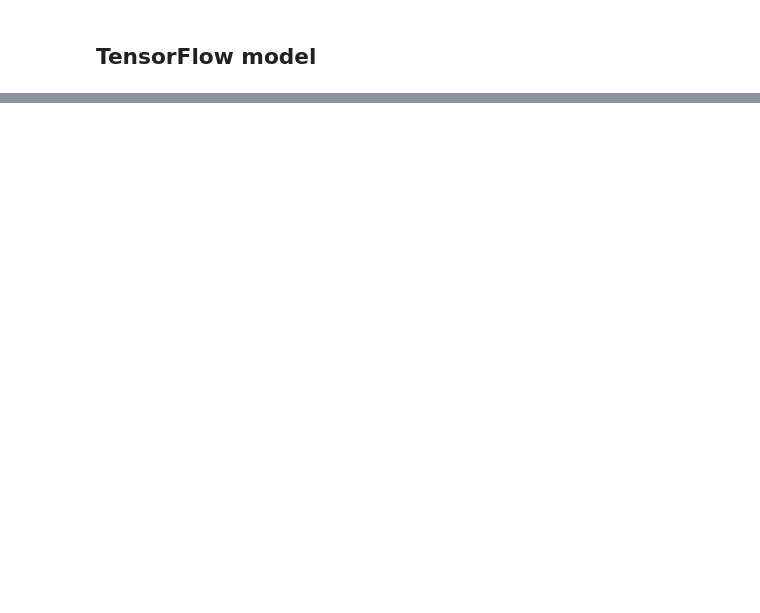
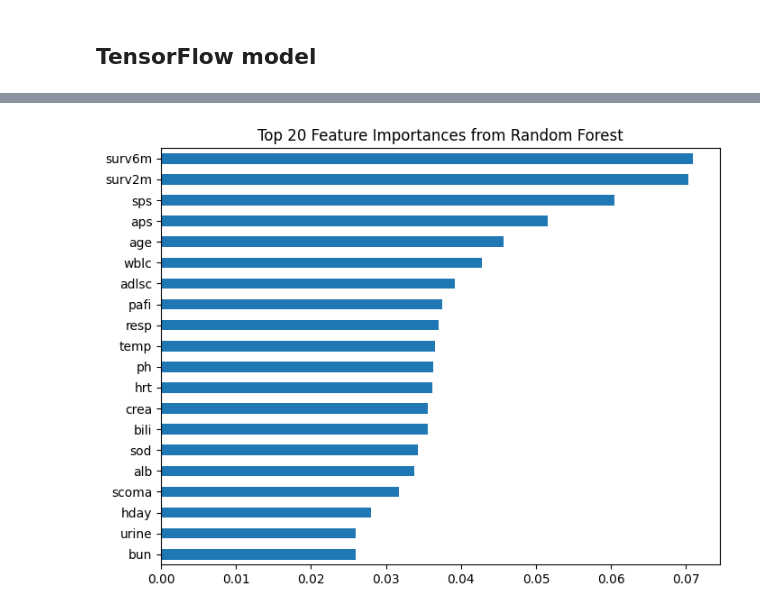
Before and after one commit to dabingougou/support2, a Jupyter notebook: features.ipynb, the cells around one changed output, grey strips where cells are left out. Cells and saved outputs as stored; diff of their text form; code cells hidden in the pictures; blank space fills up the shorter version.

```diff
--- a/features.ipynb
+++ b/features.ipynb
@@ -363,0 +514,19 @@ No missing value
+# %%
+
+# 1. Fit a Random Forest
+rf = RandomForestClassifier(n_estimators=100, random_state=42)
+rf.fit(X_train_scaled, y_train)
+
+# 2. Get feature importances
+importances = rf.feature_importances_
+
+# 3. Optional: plot feature importance
+
+feat_importance = pd.Series(importances, index=X_train.columns)
+top_feats = feat_importance.sort_values(ascending=False).head(20)
+top_feats.plot(kind="barh", figsize=(8, 6))
+plt.title("Top 20 Feature Importances from Random Forest")
+plt.gca().invert_yaxis()
+plt.show()
+# %% [output]
+[figure, added]
```
Also changed, not shown: parts of 12 cells of this notebook.
